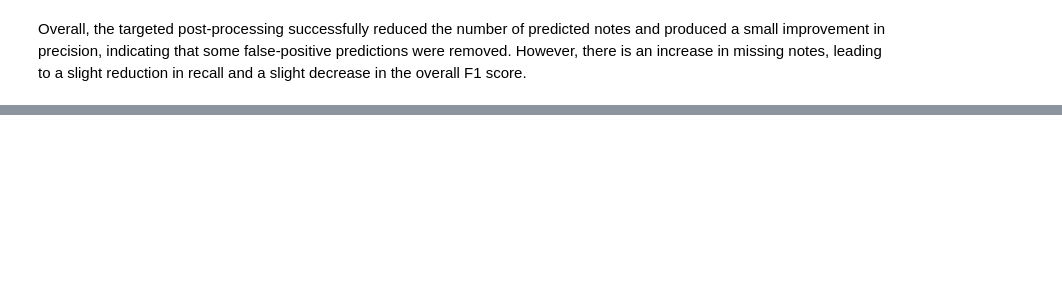
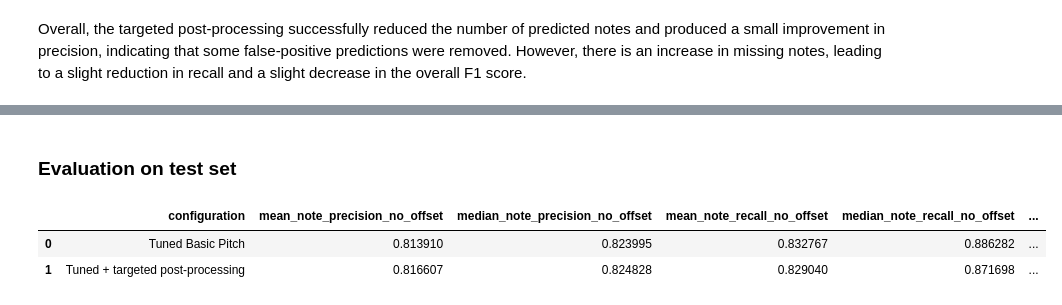
Before and after one commit to lambda-feedback/compareMusic, a Jupyter notebook: notebooks/Phase2_summary.ipynb, the cells around one changed output, grey strips where cells are left out. Cells and saved outputs as stored; diff of their text form; code cells hidden in the pictures; blank space fills up the shorter version.

```diff
--- a/notebooks/Phase2_summary.ipynb
+++ b/notebooks/Phase2_summary.ipynb
@@ -486,0 +551,36 @@ Overall, the targeted post-processing successfully reduced the number of predict
+# %% [markdown]
+### Evaluation on test set
+# %%
+# Run this after the decoder configuration and post-processing rules are fixed.
+
+test_tuned_df, test_tuned_predictions = evaluate_new_configuration_on_pianovam(
+    TUNED_CONFIG,
+    test_samples,
+    AUDIO_DIR,
+    MIDI_DIR,
+    TSV_DIR,
+    basic_pitch_model,
+)
+
+test_postprocessed_df, test_postprocessed_predictions = evaluate_postprocessing(
+    postprocess_predictions,
+    test_samples,
+    AUDIO_DIR,
+    MIDI_DIR,
+    TSV_DIR,
+    test_tuned_predictions,
+)
+
+test_comparison = pd.DataFrame([
+    comparison_row("Tuned Basic Pitch", test_tuned_df),
+    comparison_row(
+        "Tuned + targeted post-processing",
+        test_postprocessed_df,
+    ),
+])
+
+test_comparison
+# %% [output]
+|  | configuration | mean_note_precision_no_offset | median_note_precision_no_offset | mean_note_recall_no_offset | median_note_recall_no_offset | ... |
+| 0 | Tuned Basic Pitch | 0.813910 | 0.823995 | 0.832767 | 0.886282 | ... |
+| 1 | Tuned + targeted post-processing | 0.816607 | 0.824828 | 0.829040 | 0.871698 | ... |
```
Also changed, not shown: parts of 46 cells of this notebook.
